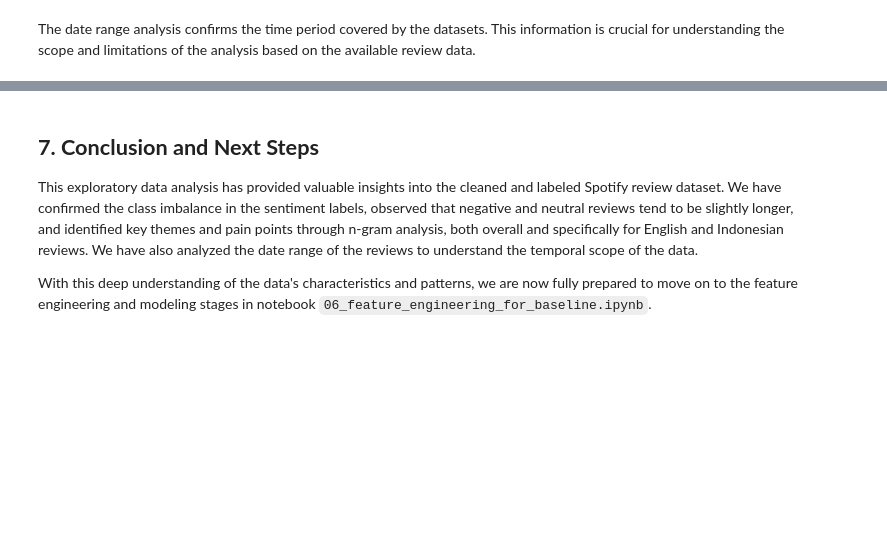
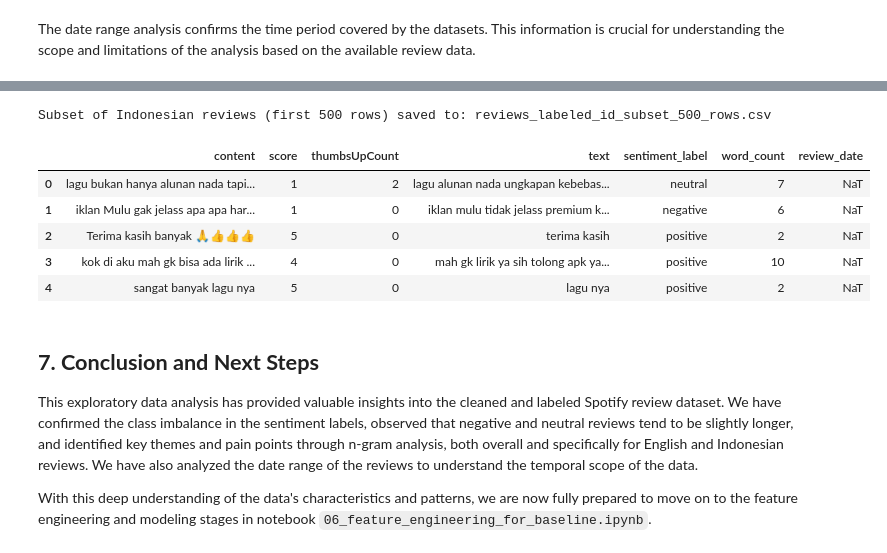
Before and after one commit to notnsas/data-science-capstone-project-college, a Jupyter notebook: notebooks/05_eda_cleaned_data.ipynb, the cells around one changed output, grey strips where cells are left out. Cells and saved outputs as stored; diff of their text form; code cells hidden in the pictures; blank space fills up the shorter version.

```diff
--- a/notebooks/05_eda_cleaned_data.ipynb
+++ b/notebooks/05_eda_cleaned_data.ipynb
@@ -540,3 +560,19 @@ The date range analysis confirms the time period covered by the datasets. This i
+# %%
+# Split and save the first 500 rows of Indonesian reviews
+df_id_subset = df_id.head(500)
+df_id_subset_path = 'reviews_labeled_id_subset_500_rows.csv'
+df_id_subset.to_csv(df_id_subset_path, index=False)
+
+print(f"Subset of Indonesian reviews (first 500 rows) saved to: {df_id_subset_path}")
+display(df_id_subset.head())
+# %% [output]
+Subset of Indonesian reviews (first 500 rows) saved to: reviews_labeled_id_subset_500_rows.csv
+|  | content | score | thumbsUpCount | text | sentiment_label | word_count | review_date |
+| 0 | lagu bukan hanya alunan nada tapi... | 1 | 2 | lagu alunan nada ungkapan kebebas... | neutral | 7 | NaT |
+| 1 | iklan Mulu gak jelass apa apa har... | 1 | 0 | iklan mulu tidak jelass premium k... | negative | 6 | NaT |
+| 2 | Terima kasih banyak 🙏👍👍👍 | 5 | 0 | terima kasih | positive | 2 | NaT |
+| 3 | kok di aku mah gk bisa ada lirik ... | 4 | 0 | mah gk lirik ya sih tolong apk ya... | positive | 10 | NaT |
+| 4 | sangat banyak lagu nya | 5 | 0 | lagu nya | positive | 2 | NaT |
 # %% [markdown]
 ## **7. Conclusion and Next Steps**
 
```
Also changed, not shown: parts of 3 cells of this notebook.
